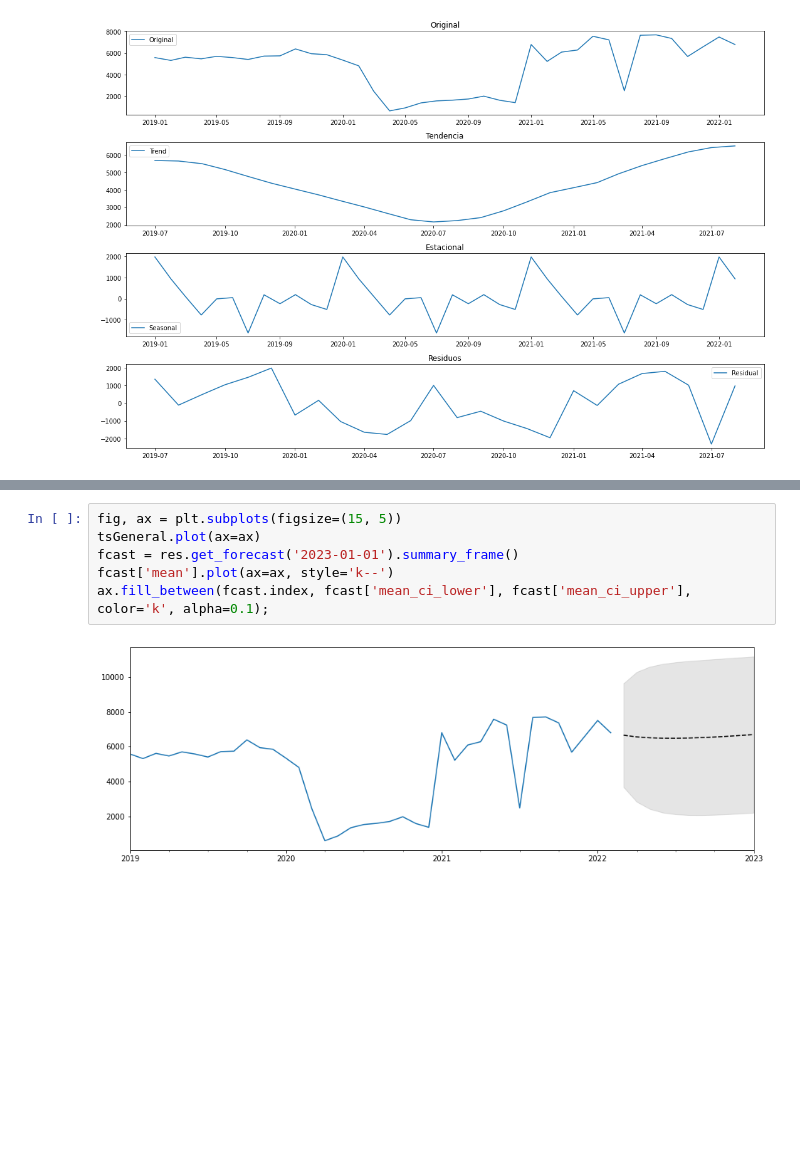
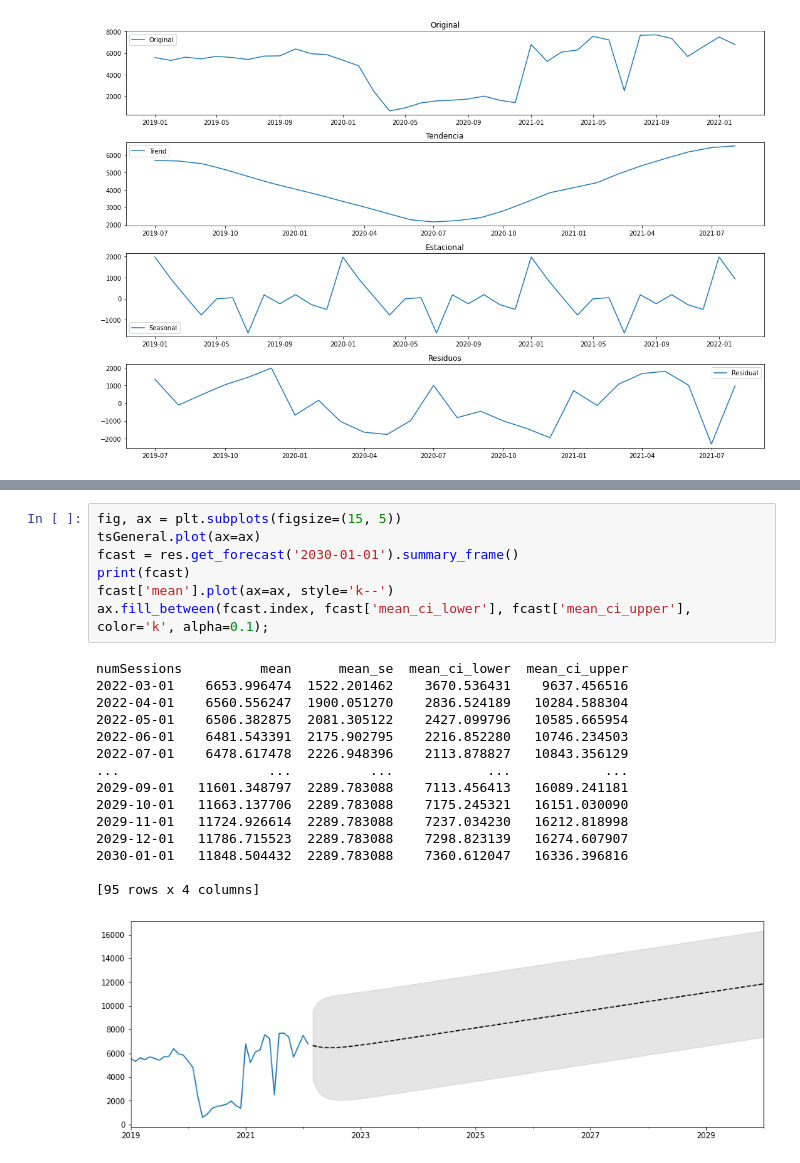
Before and after one commit to jesuscumpli/CienciaDeDatos_ChargingStations, a Jupyter notebook: Memoria_Notebook.ipynb, the cells around one changed output, grey strips where cells are left out. Saved outputs shown, nothing was run; the diff lists cells and outputs as text; blank space fills up the shorter version.

```diff
--- a/Memoria_Notebook.ipynb
+++ b/Memoria_Notebook.ipynb
@@ -1480,8 +1475,23 @@ Warnings:
 # %%
 fig, ax = plt.subplots(figsize=(15, 5))
 tsGeneral.plot(ax=ax)
-fcast = res.get_forecast('2023-01-01').summary_frame()
+fcast = res.get_forecast('2030-01-01').summary_frame()
+print(fcast)
 fcast['mean'].plot(ax=ax, style='k--')
 ax.fill_between(fcast.index, fcast['mean_ci_lower'], fcast['mean_ci_upper'], color='k', alpha=0.1);
 # %% [output]
+numSessions          mean      mean_se  mean_ci_lower  mean_ci_upper
+2022-03-01    6653.996474  1522.201462    3670.536431    9637.456516
+2022-04-01    6560.556247  1900.051270    2836.524189   10284.588304
+2022-05-01    6506.382875  2081.305122    2427.099796   10585.665954
+2022-06-01    6481.543391  2175.902795    2216.852280   10746.234503
+2022-07-01    6478.617478  2226.948396    2113.878827   10843.356129
+...                   ...          ...            ...            ...
+2029-09-01   11601.348797  2289.783088    7113.456413   16089.241181
+2029-10-01   11663.137706  2289.783088    7175.245321   16151.030090
+2029-11-01   11724.926614  2289.783088    7237.034230   16212.818998
+2029-12-01   11786.715523  2289.783088    7298.823139   16274.607907
+2030-01-01   11848.504432  2289.783088    7360.612047   16336.396816
+
+[95 rows x 4 columns]
-[figure, old version]
+[figure, new version]
```
Also changed, not shown: parts of 38 cells of this notebook.
